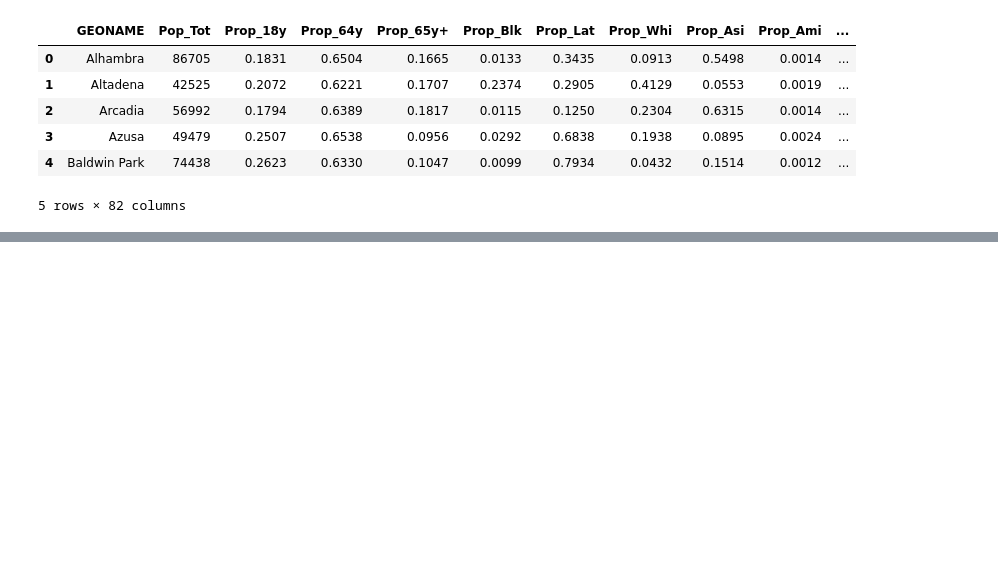
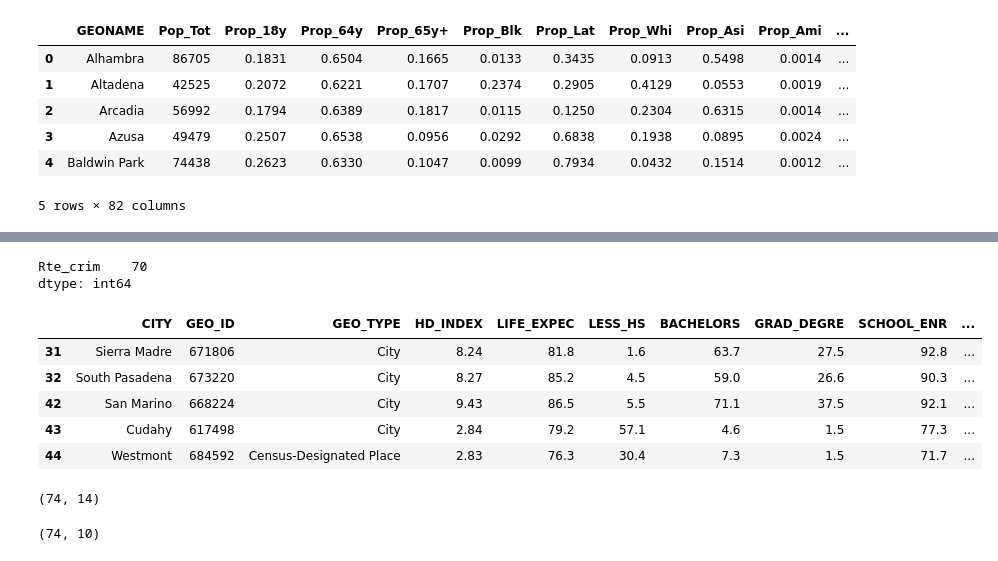
Before and after one commit to Christopher-Liu/Irvine-Property-Value-Analysis, a Jupyter notebook: analysis_la.ipynb, the cells around one changed output, grey strips where cells are left out. Saved outputs shown, nothing was run; the diff lists cells and outputs as text; code cells hidden in the pictures; blank space fills up the shorter version.

```diff
--- a/analysis_la.ipynb
+++ b/analysis_la.ipynb
@@ -310,0 +429,20 @@ df_hprop.head()
+# %%
+df_test[['Rte_crim']].isna().sum()
+# %% [output]
+Rte_crim    70
+dtype: int64
+# %%
+df_test = df_test.loc[~(df_test['Rte_crim'].isna()) | (df_test['CITY'].isin(['South El Monte', 'San Marino', 'Sierra Madre', 'Duarte'])), ]
+# %%
+df_test.head()
+# %% [output]
+|  | CITY | GEO_ID | GEO_TYPE | HD_INDEX | LIFE_EXPEC | LESS_HS | BACHELORS | GRAD_DEGRE | SCHOOL_ENR | ... |
+| 31 | Sierra Madre | 671806 | City | 8.24 | 81.8 | 1.6 | 63.7 | 27.5 | 92.8 | ... |
+| 32 | South Pasadena | 673220 | City | 8.27 | 85.2 | 4.5 | 59.0 | 26.6 | 90.3 | ... |
+| 42 | San Marino | 668224 | City | 9.43 | 86.5 | 5.5 | 71.1 | 37.5 | 92.1 | ... |
+| 43 | Cudahy | 617498 | City | 2.84 | 79.2 | 57.1 | 4.6 | 1.5 | 77.3 | ... |
+| 44 | Westmont | 684592 | Census-Designated Place | 2.83 | 76.3 | 30.4 | 7.3 | 1.5 | 71.7 | ... |
+# %%
+df_test.shape
+# %% [output]
+(74, 14)
@@ -310,0 +462,4 @@ df_hprop.head()
+# %%
+df_test_standardized.shape
+# %% [output]
+(74, 10)
```
Also changed, not shown: parts of 27 cells of this notebook.
